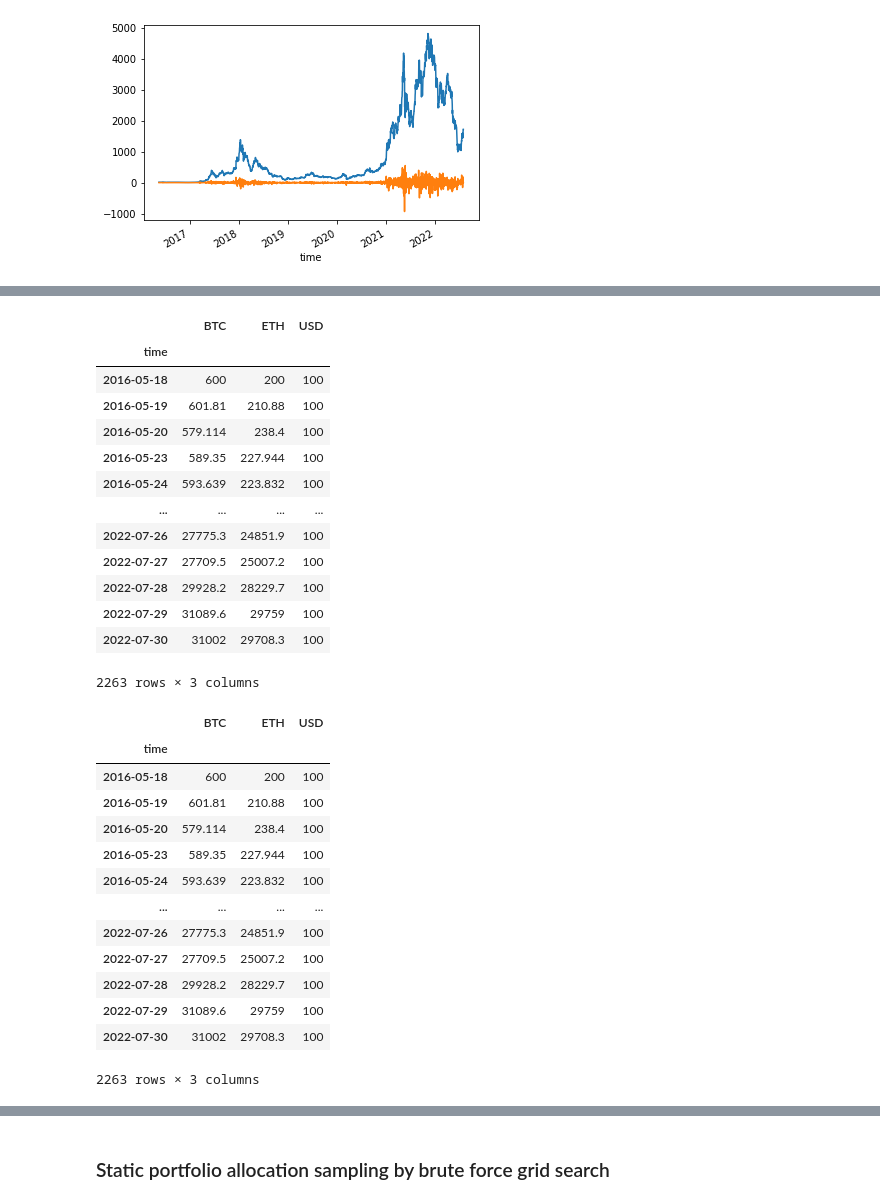
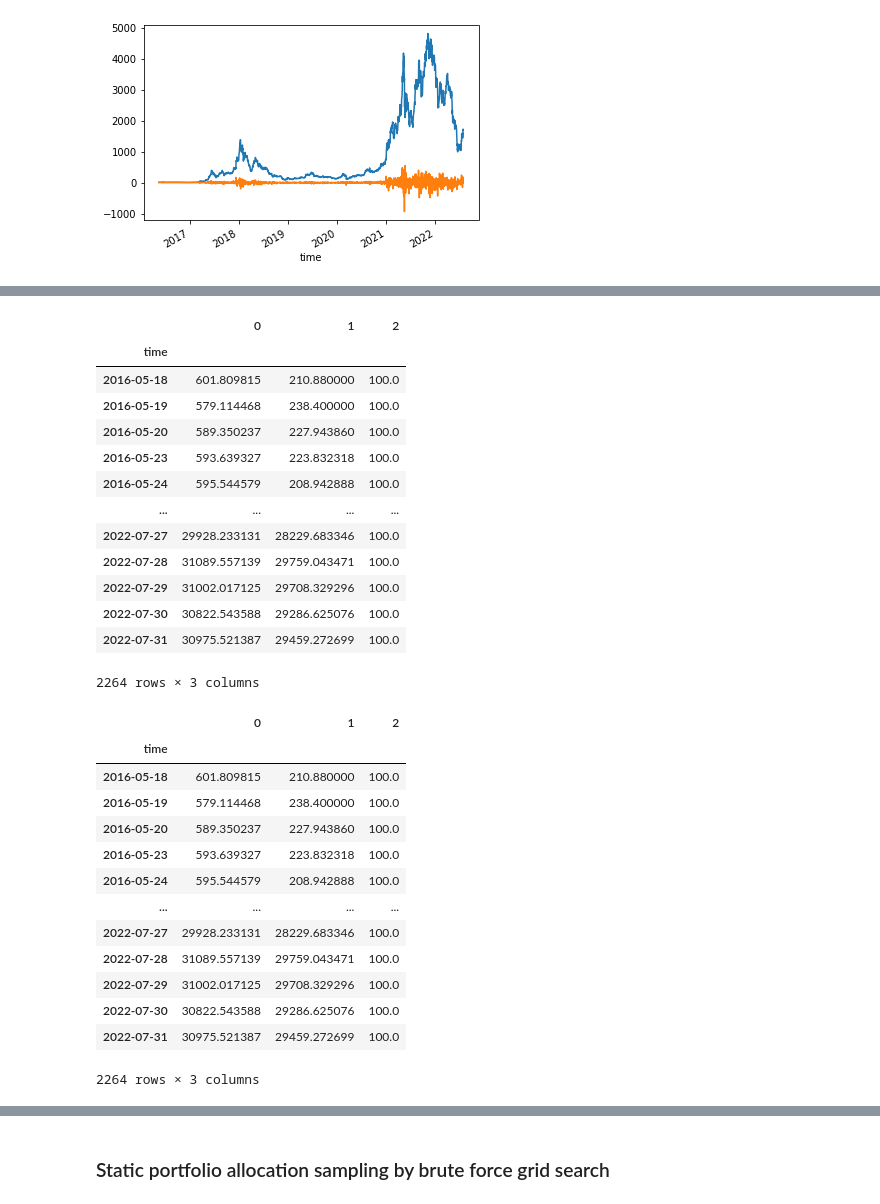
Before and after one commit to Zhimin90/crypto_portfolio_manager, a Jupyter notebook: dataset.ipynb, the cells around one changed output, grey strips where cells are left out. Cells and saved outputs as stored; diff of their text form; code cells hidden in the pictures.

```diff
--- a/dataset.ipynb
+++ b/dataset.ipynb
@@ -153,71 +151,71 @@ asset_daily_returns_df
 # %%
 initial_allocation_total_value=1000.00
 initial_allocation_ratio=np.array([[.6],[.2],[.1]])
 asset_daily_returns_df=asset_daily_returns_df
 
 initial_allocation = initial_allocation_ratio * initial_allocation_total_value
 portfolio_df = pd.DataFrame(np.repeat(initial_allocation_ratio, daily_df.shape[0], axis=1).T,columns=['BTC','ETH','USD'],index=daily_df.index)
 
 
-return_df = (asset_daily_returns_df).shift(1)
+return_df = (asset_daily_returns_df)
 accumulator_df = pd.DataFrame(columns=asset_daily_returns_df.columns,index=asset_daily_returns_df.index)
 accumulator_df.iloc[0] = pd.Series(initial_allocation.flatten(),index=asset_daily_returns_df.columns) # initialize portfolio value of first index
 
 shape = accumulator_df.shape[0]
-cummulated_returns = (np.cumprod(return_df.shift(-1).values, axis=0)-1)*np.tile(initial_allocation,[shape,1]).reshape(shape, accumulator_df.columns.shape[0]) +\
+cummulated_returns = (np.cumprod(return_df.values, axis=0)-1)*np.tile(initial_allocation,[shape,1]).reshape(shape, accumulator_df.columns.shape[0]) +\
     np.tile(initial_allocation,[shape,1]).reshape(shape,accumulator_df.columns.shape[0])
 
-accumulator_df.iloc[1:] = pd.DataFrame(cummulated_returns, index=accumulator_df.index).shift(1)
+accumulator_df = pd.DataFrame(cummulated_returns, index=accumulator_df.index)
 accumulator_df
 # %% [output]
-|  | BTC | ETH | USD |
+|  | 0 | 1 | 2 |
 | time |  |  |  |
-| 2016-05-18 | 600 | 200 | 100 |
-| 2016-05-19 | 601.81 | 210.88 | 100 |
-| 2016-05-20 | 579.114 | 238.4 | 100 |
-| 2016-05-23 | 589.35 | 227.944 | 100 |
-| 2016-05-24 | 593.639 | 223.832 | 100 |
+| 2016-05-18 | 601.809815 | 210.880000 | 100.0 |
+| 2016-05-19 | 579.114468 | 238.400000 | 100.0 |
+| 2016-05-20 | 589.350237 | 227.943860 | 100.0 |
+| 2016-05-23 | 593.639327 | 223.832318 | 100.0 |
+| 2016-05-24 | 595.544579 | 208.942888 | 100.0 |
 | ... | ... | ... | ... |
-| 2022-07-26 | 27775.3 | 24851.9 | 100 |
-| 2022-07-27 | 27709.5 | 25007.2 | 100 |
-| 2022-07-28 | 29928.2 | 28229.7 | 100 |
-| 2022-07-29 | 31089.6 | 29759 | 100 |
-| 2022-07-30 | 31002 | 29708.3 | 100 |
+| 2022-07-27 | 29928.233131 | 28229.683346 | 100.0 |
+| 2022-07-28 | 31089.557139 | 29759.043471 | 100.0 |
+| 2022-07-29 | 31002.017125 | 29708.329296 | 100.0 |
+| 2022-07-30 | 30822.543588 | 29286.625076 | 100.0 |
+| 2022-07-31 | 30975.521387 | 29459.272699 | 100.0 |
-2263 rows × 3 columns
+2264 rows × 3 columns
 # %%
 def get_accumulated_return(initial_allocation_total_value=1000.00, initial_allocation_ratio=np.array([[.6],[.2],[.2]]), asset_daily_returns_df=asset_daily_returns_df):
 
     initial_allocation = initial_allocation_ratio * initial_allocation_total_value
     portfolio_df = pd.DataFrame(np.repeat(initial_allocation_ratio, daily_df.shape[0], axis=1).T,columns=['BTC','ETH','USD'],index=daily_df.index)
 
-    return_df = (asset_daily_returns_df).shift(1)
+    return_df = (asset_daily_returns_df)
     accumulator_df = pd.DataFrame(columns=asset_daily_returns_df.columns,index=asset_daily_returns_df.index)
     accumulator_df.iloc[0] = pd.Series(initial_allocation.flatten(),index=asset_daily_returns_df.columns) # initialize portfolio value of first index
 
     shape = accumulator_df.shape[0]
-    cummulated_returns = (np.cumprod(return_df.shift(-1).values, axis=0)-1)*np.tile(initial_allocation,[shape,1]).reshape(shape, accumulator_df.columns.shape[0]) +\
+    cummulated_returns = (np.cumprod(return_df.values, axis=0)-1)*np.tile(initial_allocation,[shape,1]).reshape(shape, accumulator_df.columns.shape[0]) +\
         np.tile(initial_allocation,[shape,1]).reshape(shape,accumulator_df.columns.shape[0])
 
-    accumulator_df.iloc[1:] = pd.DataFrame(cummulated_returns, index=accumulator_df.index).shift(1)
+    accumulator_df = pd.DataFrame(cummulated_returns, index=accumulator_df.index)
 
     return accumulator_df
 
 get_accumulated_return(initial_allocation_ratio=np.array([[.6],[.2],[.1]]))
 # %% [output]
-|  | BTC | ETH | USD |
+|  | 0 | 1 | 2 |
 | time |  |  |  |
-| 2016-05-18 | 600 | 200 | 100 |
-| 2016-05-19 | 601.81 | 210.88 | 100 |
-| 2016-05-20 | 579.114 | 238.4 | 100 |
-| 2016-05-23 | 589.35 | 227.944 | 100 |
-| 2016-05-24 | 593.639 | 223.832 | 100 |
+| 2016-05-18 | 601.809815 | 210.880000 | 100.0 |
+| 2016-05-19 | 579.114468 | 238.400000 | 100.0 |
+| 2016-05-20 | 589.350237 | 227.943860 | 100.0 |
+| 2016-05-23 | 593.639327 | 223.832318 | 100.0 |
+| 2016-05-24 | 595.544579 | 208.942888 | 100.0 |
 | ... | ... | ... | ... |
-| 2022-07-26 | 27775.3 | 24851.9 | 100 |
-| 2022-07-27 | 27709.5 | 25007.2 | 100 |
-| 2022-07-28 | 29928.2 | 28229.7 | 100 |
-| 2022-07-29 | 31089.6 | 29759 | 100 |
-| 2022-07-30 | 31002 | 29708.3 | 100 |
+| 2022-07-27 | 29928.233131 | 28229.683346 | 100.0 |
+| 2022-07-28 | 31089.557139 | 29759.043471 | 100.0 |
+| 2022-07-29 | 31002.017125 | 29708.329296 | 100.0 |
+| 2022-07-30 | 30822.543588 | 29286.625076 | 100.0 |
+| 2022-07-31 | 30975.521387 | 29459.272699 | 100.0 |
-2263 rows × 3 columns
+2264 rows × 3 columns
 # %%
 ratio_ls = [#'BTC','ETH','ADA','USD'
              [[0.09 ],[0.36],[0.5]]
```
Also changed, not shown: parts of 17 cells of this notebook.
